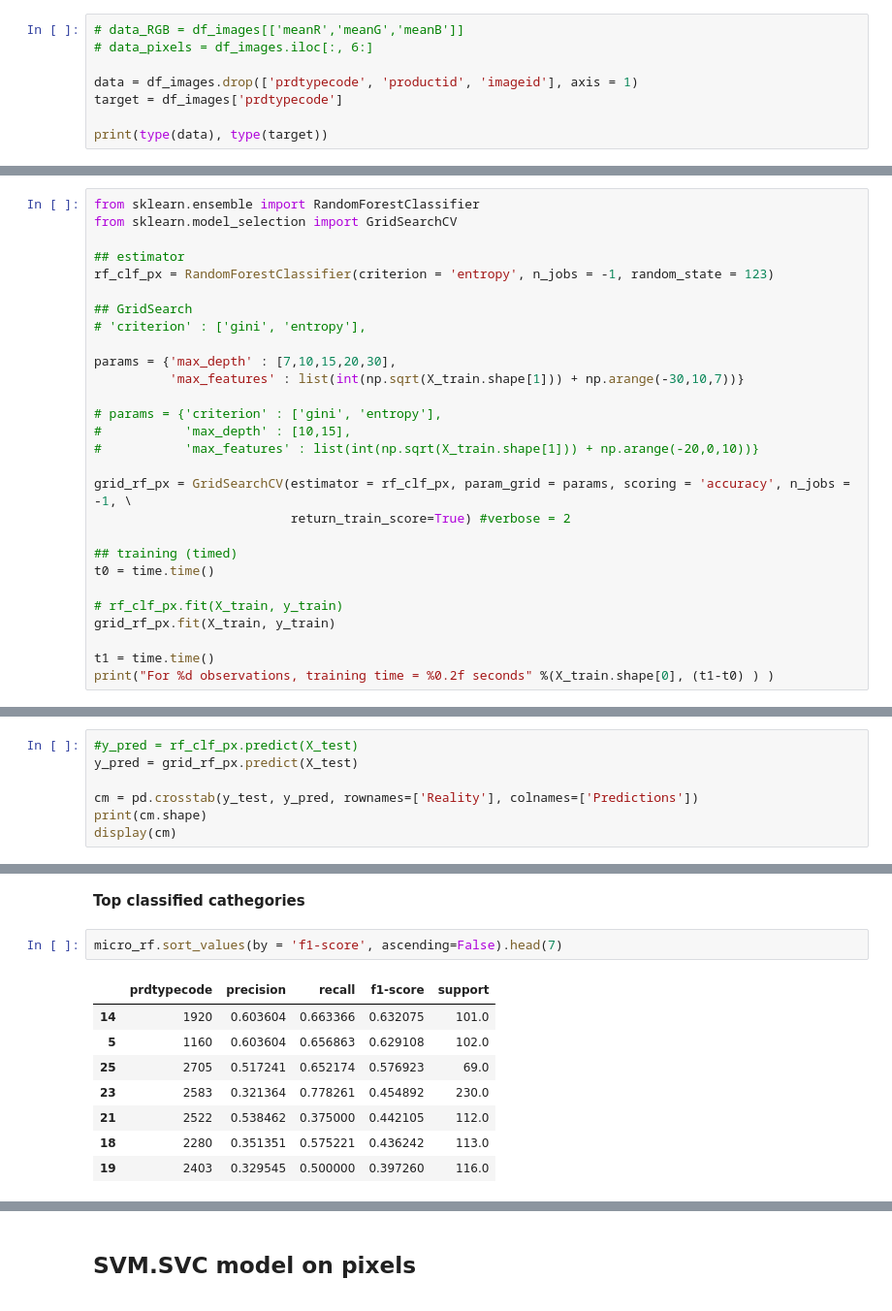
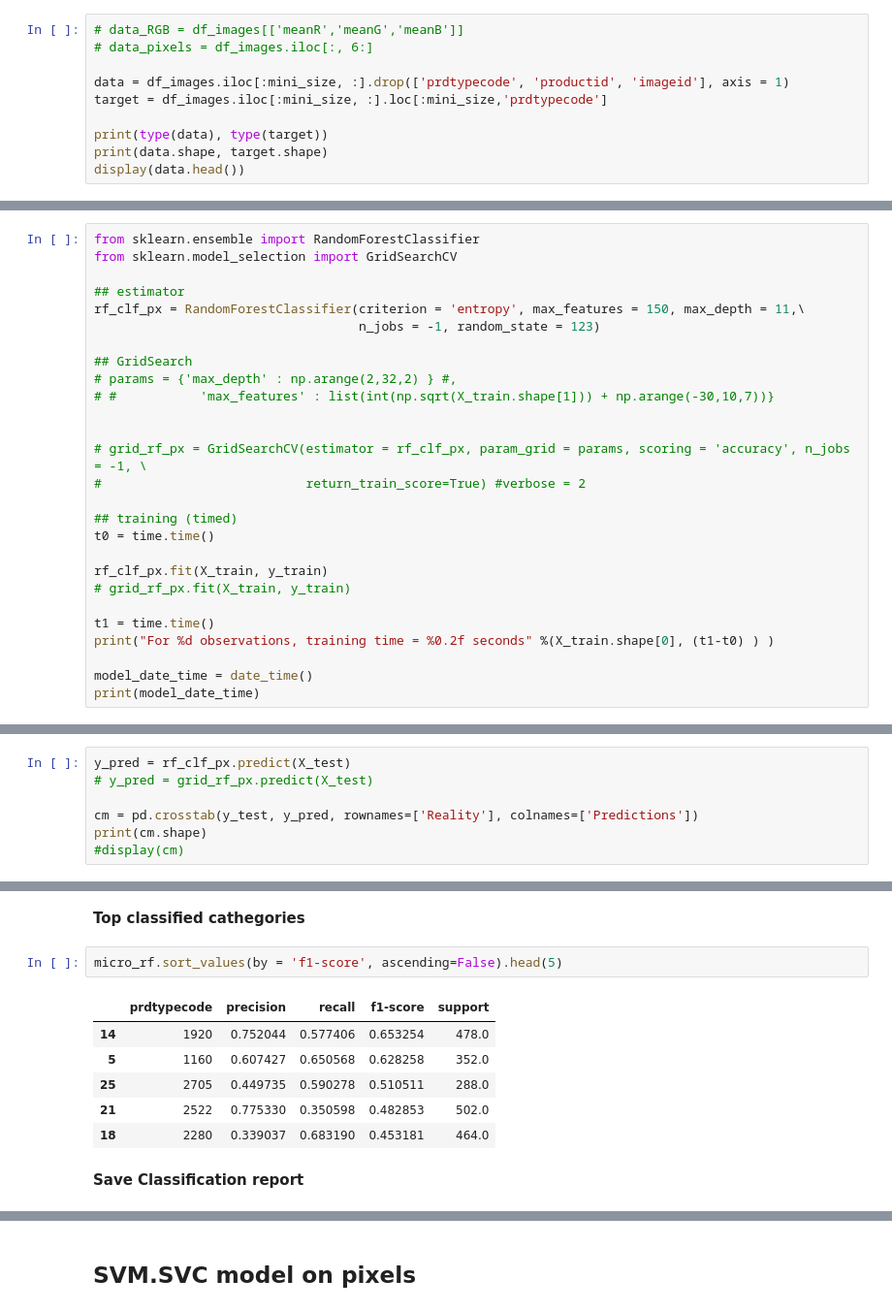
Before and after one commit to RamiroHR/Multimodal-Data-Product-Classification-Model, a Jupyter notebook: Image_data_base_models.ipynb, the cells around one changed output, grey strips where cells are left out. Shown at 97% size. Cells and saved outputs as stored; diff of their text form.

Commit message:
Update Image base models

```diff
--- a/Image_data_base_models.ipynb
+++ b/Image_data_base_models.ipynb
@@ -557,9 +565,11 @@ display(df_images.head())
 # data_RGB = df_images[['meanR','meanG','meanB']]
 # data_pixels = df_images.iloc[:, 6:]
 
-data = df_images.drop(['prdtypecode', 'productid', 'imageid'], axis = 1)
-target = df_images['prdtypecode']
+data = df_images.iloc[:mini_size, :].drop(['prdtypecode', 'productid', 'imageid'], axis = 1)
+target = df_images.iloc[:mini_size, :].loc[:mini_size,'prdtypecode']
 
 print(type(data), type(target))
+print(data.shape, target.shape)
+display(data.head())
 # %% [output]
 <class 'pandas.core.frame.DataFrame'> <class 'pandas.core.series.Series'>
@@ -614,27 +638,26 @@ from sklearn.ensemble import RandomForestClassifier
 from sklearn.model_selection import GridSearchCV
 
 ## estimator
-rf_clf_px = RandomForestClassifier(criterion = 'entropy', n_jobs = -1, random_state = 123)
+rf_clf_px = RandomForestClassifier(criterion = 'entropy', max_features = 150, max_depth = 11,\
+                                   n_jobs = -1, random_state = 123)
 
 ## GridSearch
-# 'criterion' : ['gini', 'entropy'],
+# params = {'max_depth' : np.arange(2,32,2) } #,
+# #           'max_features' : list(int(np.sqrt(X_train.shape[1])) + np.arange(-30,10,7))}
 
-params = {'max_depth' : [7,10,15,20,30],
-          'max_features' : list(int(np.sqrt(X_train.shape[1])) + np.arange(-30,10,7))}
 
-# params = {'criterion' : ['gini', 'entropy'],
-#           'max_depth' : [10,15],
-#           'max_features' : list(int(np.sqrt(X_train.shape[1])) + np.arange(-20,0,10))}
-
-grid_rf_px = GridSearchCV(estimator = rf_clf_px, param_grid = params, scoring = 'accuracy', n_jobs = -1, \
-                          return_train_score=True) #verbose = 2
+# grid_rf_px = GridSearchCV(estimator = rf_clf_px, param_grid = params, scoring = 'accuracy', n_jobs = -1, \
+#                           return_train_score=True) #verbose = 2
 
 ## training (timed)
 t0 = time.time()
 
-# rf_clf_px.fit(X_train, y_train)
-grid_rf_px.fit(X_train, y_train)
+rf_clf_px.fit(X_train, y_train)
+# grid_rf_px.fit(X_train, y_train)
 
 t1 = time.time()
 print("For %d observations, training time = %0.2f seconds" %(X_train.shape[0], (t1-t0) ) )
+
+model_date_time = date_time()
+print(model_date_time)
 # %% [output]
@@ -664,10 +771,10 @@ rf_clf_px.get_params()
 # %% [markdown]
 **Predictions**
 # %%
-#y_pred = rf_clf_px.predict(X_test)
-y_pred = grid_rf_px.predict(X_test)
+y_pred = rf_clf_px.predict(X_test)
+# y_pred = grid_rf_px.predict(X_test)
 
 cm = pd.crosstab(y_test, y_pred, rownames=['Reality'], colnames=['Predictions'])
 print(cm.shape)
-display(cm)
+#display(cm)
 # %% [output]
@@ -791,13 +855,13 @@ weighted avg       0.36      0.36      0.32      2000
 # %% [markdown]
 **Top classified cathegories**
 # %%
-micro_rf.sort_values(by = 'f1-score', ascending=False).head(7)
+micro_rf.sort_values(by = 'f1-score', ascending=False).head(5)
 # %% [output]
 |  | prdtypecode | precision | recall | f1-score | support |
-| 14 | 1920 | 0.603604 | 0.663366 | 0.632075 | 101.0 |
-| 5 | 1160 | 0.603604 | 0.656863 | 0.629108 | 102.0 |
-| 25 | 2705 | 0.517241 | 0.652174 | 0.576923 | 69.0 |
-| 23 | 2583 | 0.321364 | 0.778261 | 0.454892 | 230.0 |
-| 21 | 2522 | 0.538462 | 0.375000 | 0.442105 | 112.0 |
-| 18 | 2280 | 0.351351 | 0.575221 | 0.436242 | 113.0 |
-| 19 | 2403 | 0.329545 | 0.500000 | 0.397260 | 116.0 |
+| 14 | 1920 | 0.752044 | 0.577406 | 0.653254 | 478.0 |
+| 5 | 1160 | 0.607427 | 0.650568 | 0.628258 | 352.0 |
+| 25 | 2705 | 0.449735 | 0.590278 | 0.510511 | 288.0 |
+| 21 | 2522 | 0.775330 | 0.350598 | 0.482853 | 502.0 |
+| 18 | 2280 | 0.339037 | 0.683190 | 0.453181 | 464.0 |
+# %% [markdown]
+**Save Classification report**
```
Also changed, not shown: parts of 101 cells of this notebook.
